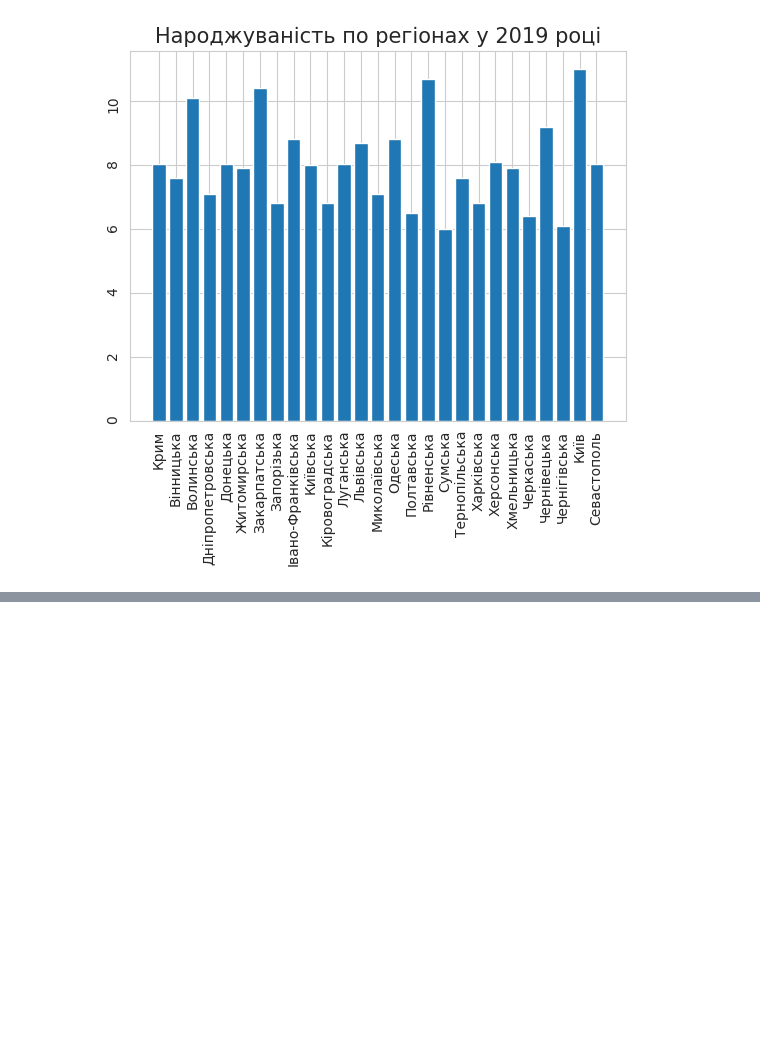
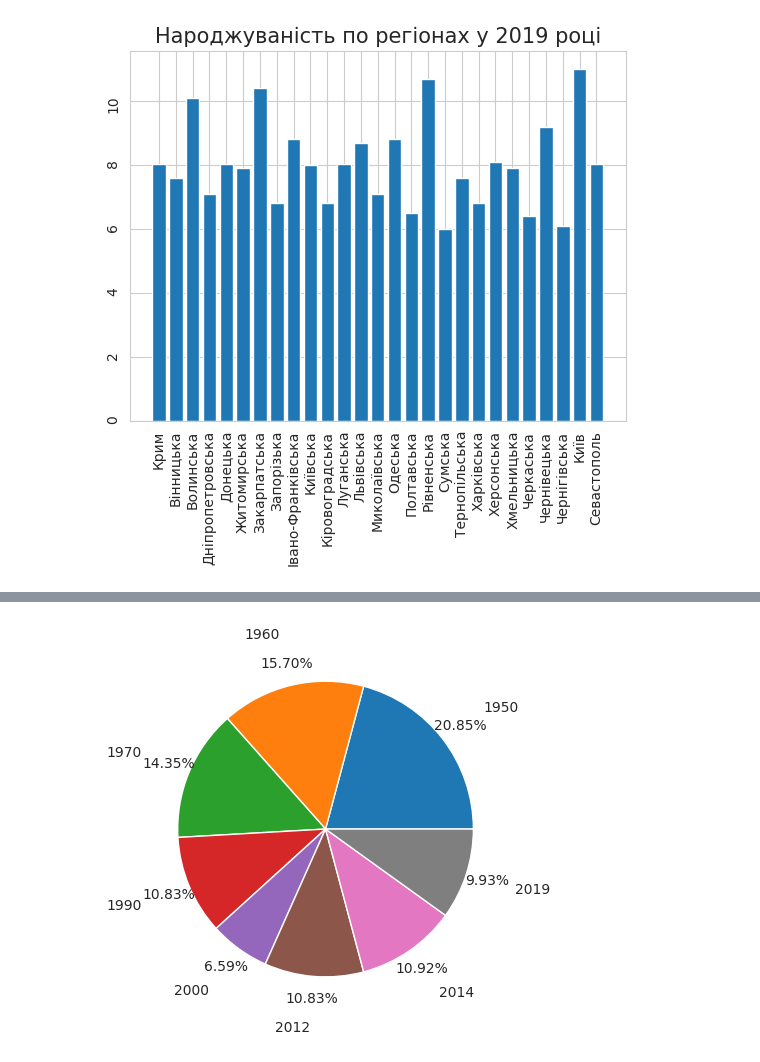
Before and after one commit to SobolMaria/goit-ds-hw-05, a Jupyter notebook: Hw2.1.ipynb, the cells around one changed output, grey strips where cells are left out. Saved outputs shown, nothing was run; the diff lists cells and outputs as text; code cells hidden in the pictures; blank space fills up the shorter version.

```diff
--- a/Hw2.1.ipynb
+++ b/Hw2.1.ipynb
@@ -133,0 +155,16 @@ plt.show()
+# %%
+labels = [ "1950", "1960", "1970", "1990", "2000", "2012", "2014", "2019"]
+
+data = [23.104,	17.4,	15.9,	12.0,	7.3,	12.0,	12.1,	11.0]
+plt.pie(
+    data,
+    labels=labels,
+    shadow=False,
+    autopct="%.2f%%",
+    pctdistance=1.15,
+    labeldistance=1.35,
+)
+
+plt.show()
+# %% [output]
+[figure, added]
```
Also changed, not shown: parts of 2 cells of this notebook.
